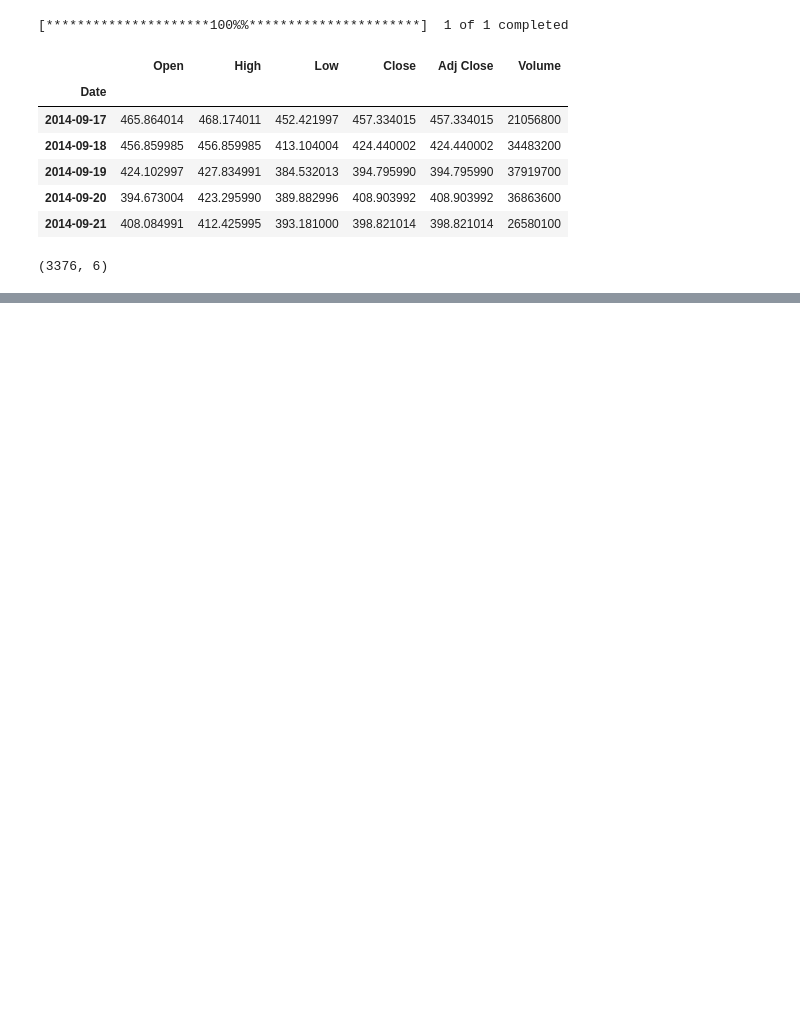
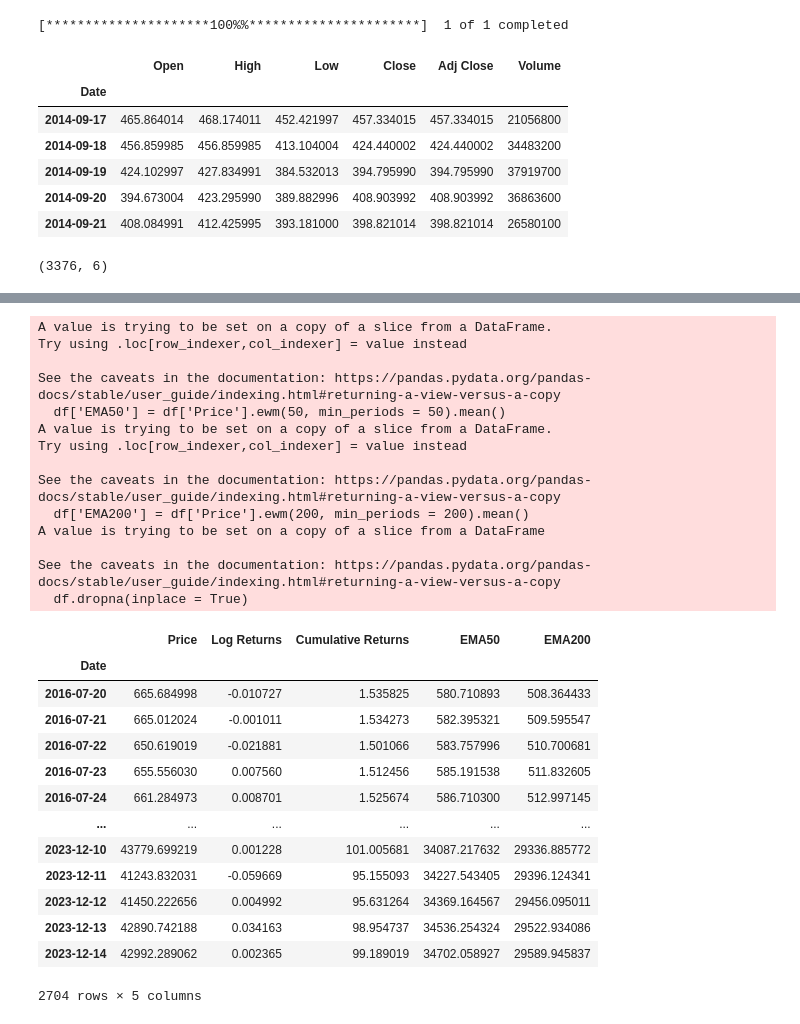
Before and after one commit to bamarasingam/btc_strats_basic, a Jupyter notebook: EMAs.ipynb, the cells around one changed output, grey strips where cells are left out. Cells and saved outputs as stored; diff of their text form; code cells hidden in the pictures; blank space fills up the shorter version.

```diff
--- a/EMAs.ipynb
+++ b/EMAs.ipynb
@@ -85,0 +146,36 @@ plt.show()
+# %%
+#Creating EMA50 and EMA200 columns
+df['EMA50'] = df['Price'].ewm(50, min_periods = 50).mean()
+df['EMA200'] = df['Price'].ewm(200, min_periods = 200).mean()
+
+df.dropna(inplace = True)
+df
+# %% [output]
+A value is trying to be set on a copy of a slice from a DataFrame.
+Try using .loc[row_indexer,col_indexer] = value instead
+
+See the caveats in the documentation: https://pandas.pydata.org/pandas-docs/stable/user_guide/indexing.html#returning-a-view-versus-a-copy
+  df['EMA50'] = df['Price'].ewm(50, min_periods = 50).mean()
+A value is trying to be set on a copy of a slice from a DataFrame.
+Try using .loc[row_indexer,col_indexer] = value instead
+
+See the caveats in the documentation: https://pandas.pydata.org/pandas-docs/stable/user_guide/indexing.html#returning-a-view-versus-a-copy
+  df['EMA200'] = df['Price'].ewm(200, min_periods = 200).mean()
+A value is trying to be set on a copy of a slice from a DataFrame
+
+See the caveats in the documentation: https://pandas.pydata.org/pandas-docs/stable/user_guide/indexing.html#returning-a-view-versus-a-copy
+  df.dropna(inplace = True)
+|  | Price | Log Returns | Cumulative Returns | EMA50 | EMA200 |
+| Date |  |  |  |  |  |
+| 2016-07-20 | 665.684998 | -0.010727 | 1.535825 | 580.710893 | 508.364433 |
+| 2016-07-21 | 665.012024 | -0.001011 | 1.534273 | 582.395321 | 509.595547 |
+| 2016-07-22 | 650.619019 | -0.021881 | 1.501066 | 583.757996 | 510.700681 |
+| 2016-07-23 | 655.556030 | 0.007560 | 1.512456 | 585.191538 | 511.832605 |
+| 2016-07-24 | 661.284973 | 0.008701 | 1.525674 | 586.710300 | 512.997145 |
+| ... | ... | ... | ... | ... | ... |
+| 2023-12-10 | 43779.699219 | 0.001228 | 101.005681 | 34087.217632 | 29336.885772 |
+| 2023-12-11 | 41243.832031 | -0.059669 | 95.155093 | 34227.543405 | 29396.124341 |
+| 2023-12-12 | 41450.222656 | 0.004992 | 95.631264 | 34369.164567 | 29456.095011 |
+| 2023-12-13 | 42890.742188 | 0.034163 | 98.954737 | 34536.254324 | 29522.934086 |
+| 2023-12-14 | 42992.289062 | 0.002365 | 99.189019 | 34702.058927 | 29589.945837 |
+2704 rows × 5 columns
```
Also changed, not shown: parts of 12 cells of this notebook.
